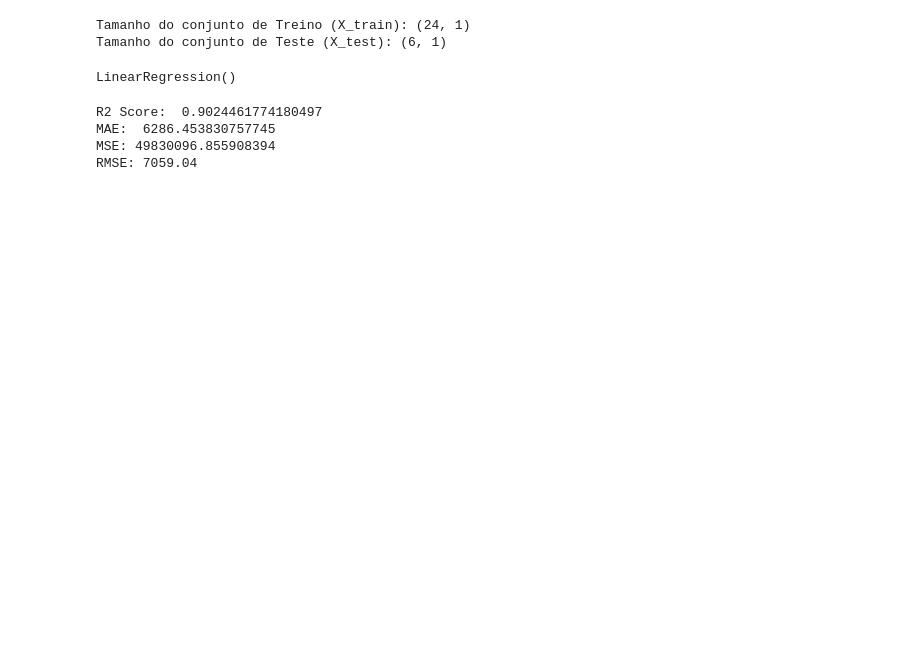
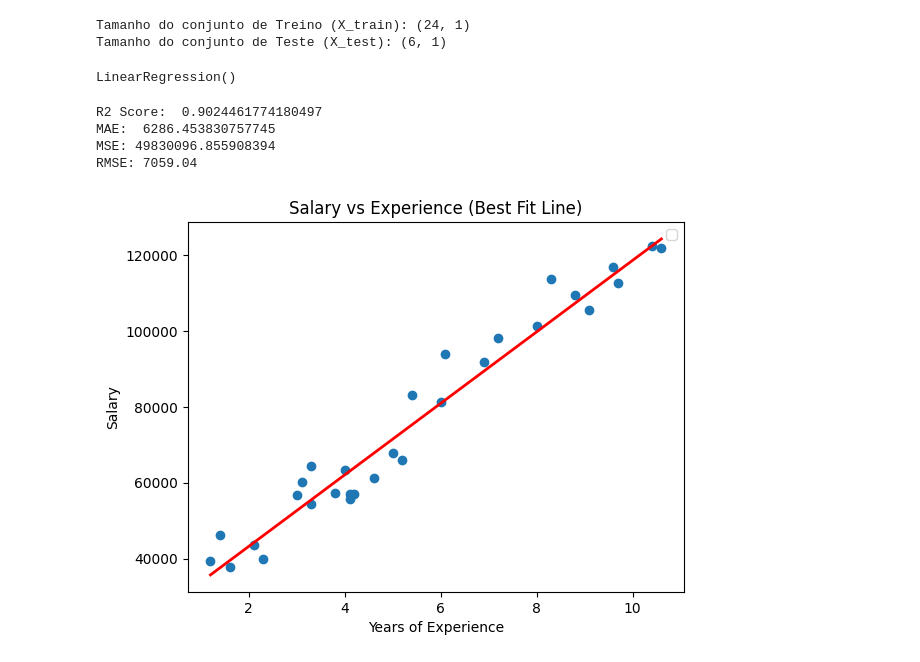
Before and after one commit to Fornelos/RNA-e-Deep-Learning---CESAR-School-2025.01, a Jupyter notebook: Atividade Aula 1/TFA_Atividade1.ipynb, the cells around one changed output. Drawn from its saved outputs; the diff is of its cells as text; code cells hidden in the pictures; blank space fills up the shorter version.

```diff
--- a/Atividade Aula 1/TFA_Atividade1.ipynb
+++ b/Atividade Aula 1/TFA_Atividade1.ipynb
@@ -134,3 +137,13 @@ R2 Score:  0.9024461774180497
 MAE:  6286.453830757745
 MSE: 49830096.855908394
 RMSE: 7059.04
+# %%
+plt.scatter(df['YearsExperience'],df['Salary'])
+plt.plot(X,modelo.predict(X),color='red',linewidth=2)
+plt.xlabel('Years of Experience')
+plt.ylabel('Salary')
+plt.title('Salary vs Experience (Best Fit Line)')
+plt.legend()
+plt.show()
+# %% [output]
+[figure, added]
```
Also changed, not shown: parts of 10 cells of this notebook.
